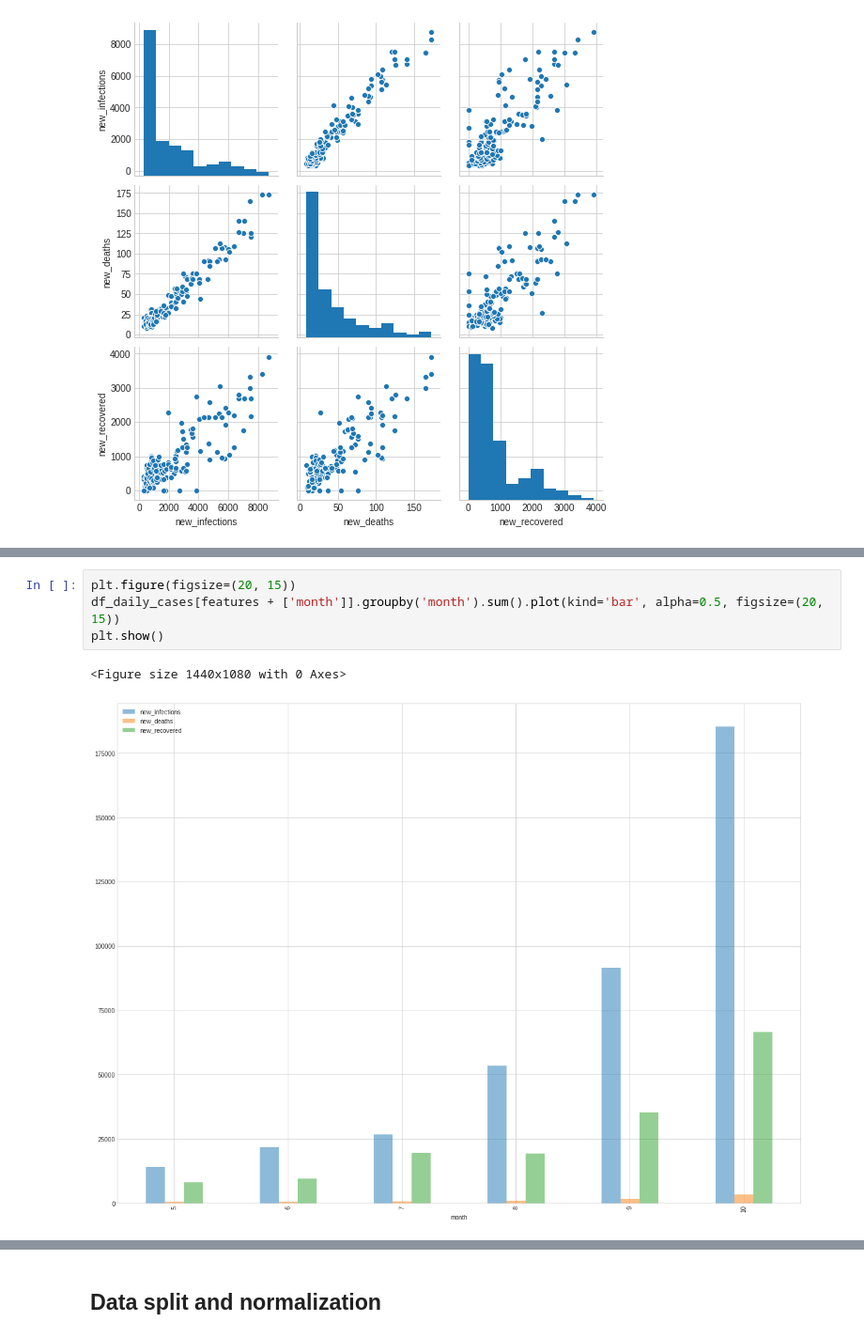
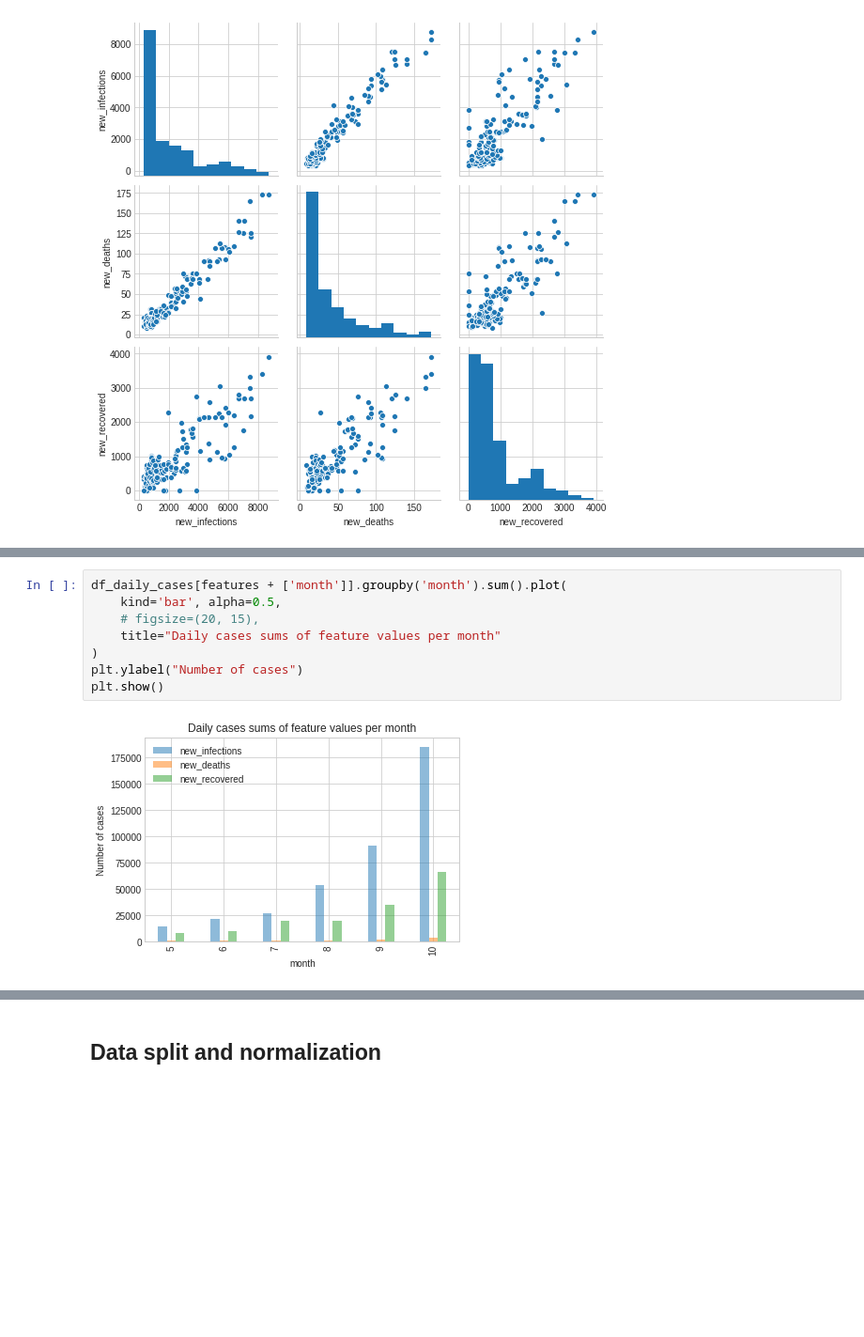
Before and after one commit to EugeneSel/AppliedModeling, a Jupyter notebook: covid_simulator.ipynb, the cells around one changed output, grey strips where cells are left out. Shown at 94% size. Cells and saved outputs as stored; diff of their text form; blank space fills up the shorter version.

```diff
--- a/covid_simulator.ipynb
+++ b/covid_simulator.ipynb
@@ -137,8 +145,11 @@ plt.show()
 # %%
-plt.figure(figsize=(20, 15))
-df_daily_cases[features + ['month']].groupby('month').sum().plot(kind='bar', alpha=0.5, figsize=(20, 15))
+df_daily_cases[features + ['month']].groupby('month').sum().plot(
+    kind='bar', alpha=0.5,
+    # figsize=(20, 15),
+    title="Daily cases sums of feature values per month"
+)
+plt.ylabel("Number of cases")
 plt.show()
 # %% [output]
-<Figure size 1440x1080 with 0 Axes>
-[figure, old version]
+[figure, new version]
 # %%
```
Also changed, not shown: parts of 11 cells of this notebook, 2 other files.
